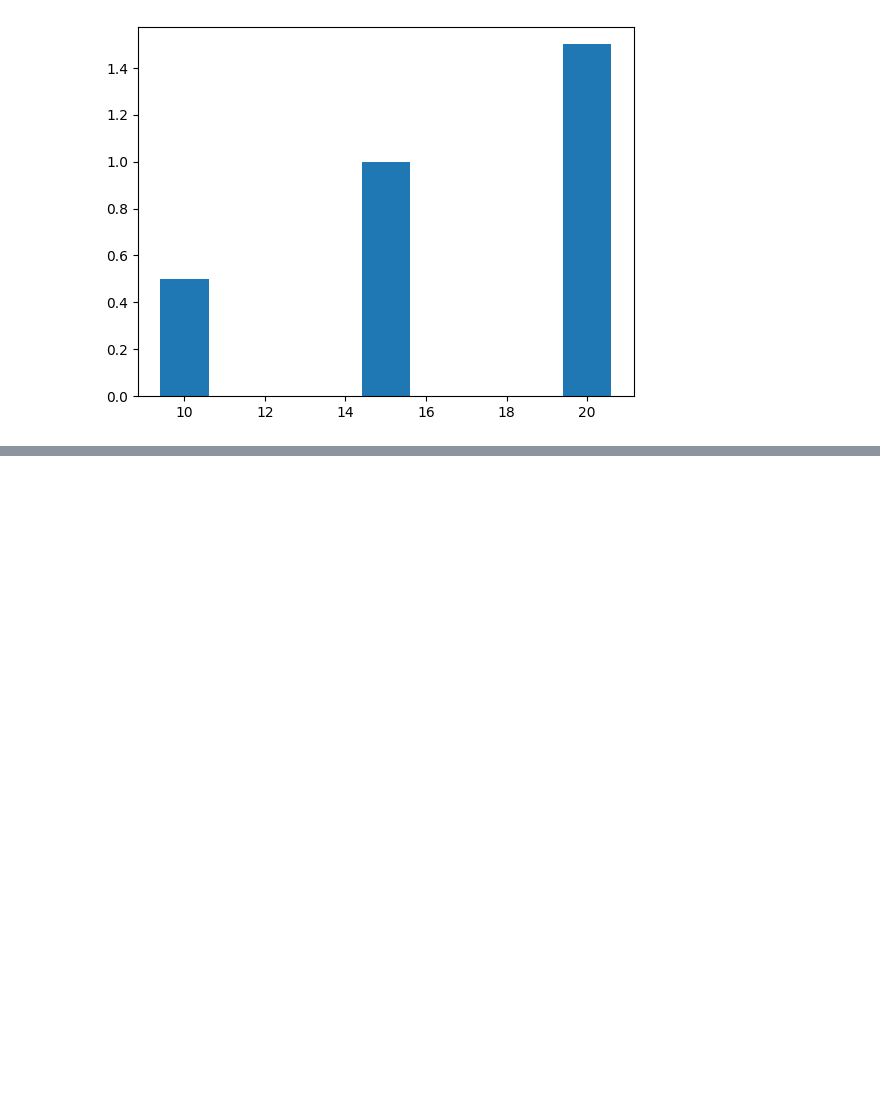
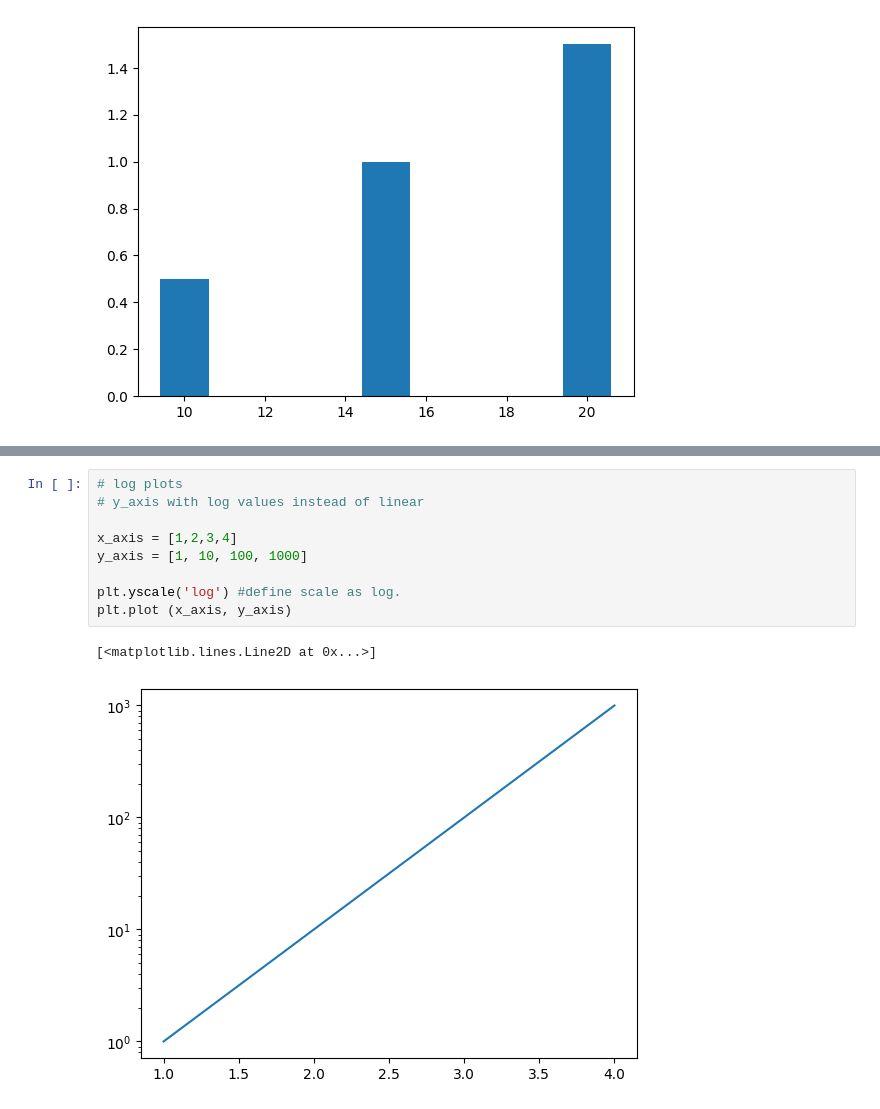
Before and after one commit to sarthakbwj/TrendTact_Py, a Jupyter notebook: datavisualization_basics.ipynb, the cells around one changed output, grey strips where cells are left out. Saved outputs shown, nothing was run; the diff lists cells and outputs as text; blank space fills up the shorter version.

```diff
--- a/datavisualization_basics.ipynb
+++ b/datavisualization_basics.ipynb
@@ -74,0 +90,12 @@ Text(0.5, 1.0, 'Pie Chart')
+# %%
+# log plots
+# y_axis with log values instead of linear
+
+x_axis = [1,2,3,4]
+y_axis = [1, 10, 100, 1000]
+
+plt.yscale('log') #define scale as log.
+plt.plot (x_axis, y_axis)
+# %% [output]
+[<matplotlib.lines.Line2D at 0x...>]
+[figure, added]
```
Also changed, not shown: parts of 5 cells of this notebook, 1 other file.
